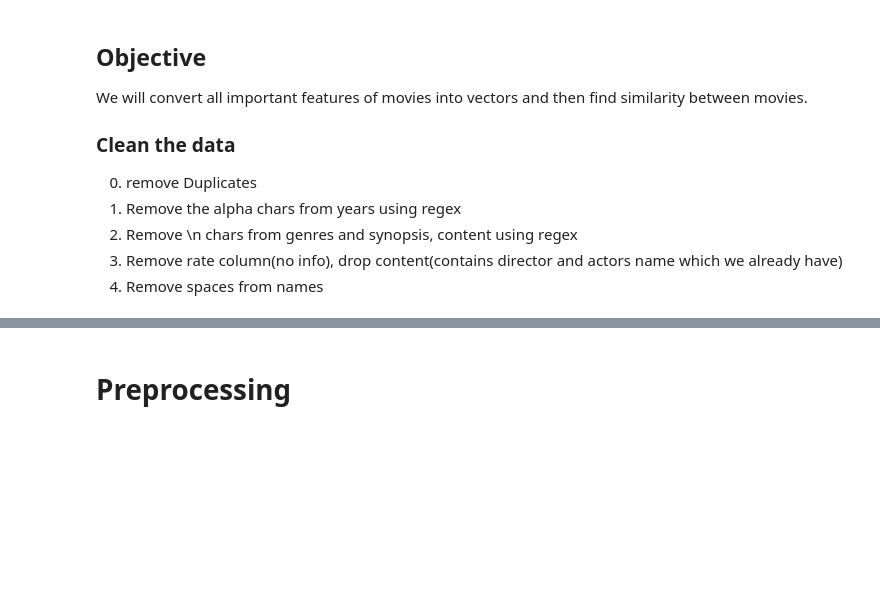
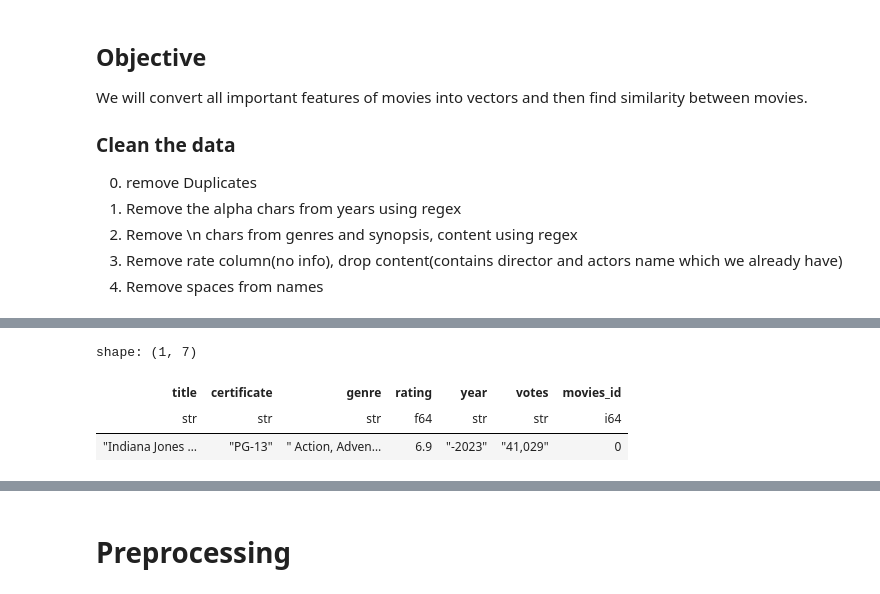
Before and after one commit to tikendraw/movie-recommender-system, a Jupyter notebook: movies-exploration.ipynb, the cells around one changed output, grey strips where cells are left out. Saved outputs shown, nothing was run; the diff lists cells and outputs as text; code cells hidden in the pictures; blank space fills up the shorter version.

```diff
--- a/movies-exploration.ipynb
+++ b/movies-exploration.ipynb
@@ -104,0 +164,7 @@ shape: (5, 16)
+# %%
+ddf.head(1)
+# %% [output]
+shape: (1, 7)
+| title | certificate | genre | rating | year | votes | movies_id |
+| str | str | str | f64 | str | str | i64 |
+| "Indiana Jones … | "PG-13" | " Action, Adven… | 6.9 | "-2023" | "41,029" | 0 |
```
Also changed, not shown: parts of 42 cells of this notebook, 8 other files.
